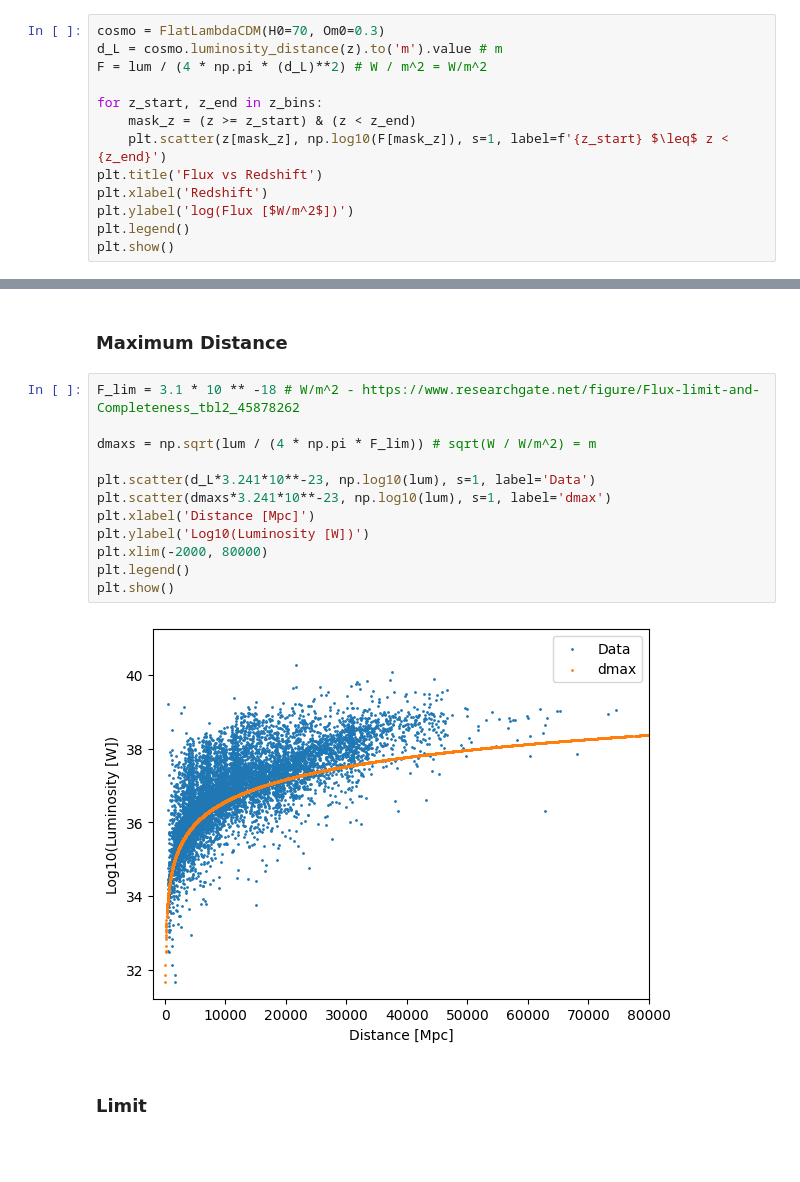
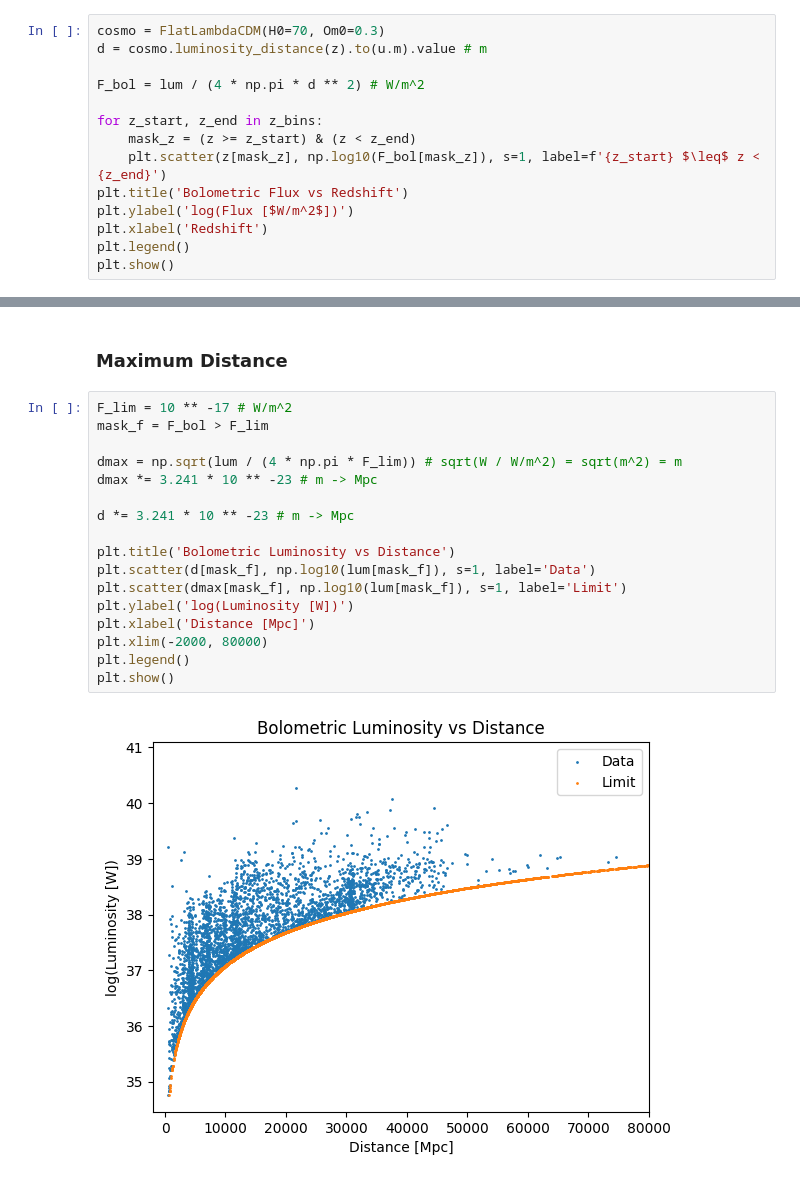
Before and after one commit to daniel-lyon/MPhil-Code, a Jupyter notebook: LUMFUNCS/bolo_testing.ipynb, the cells around one changed output, grey strips where cells are left out. Saved outputs shown, nothing was run; the diff lists cells and outputs as text; blank space fills up the shorter version.

```diff
--- a/LUMFUNCS/bolo_testing.ipynb
+++ b/LUMFUNCS/bolo_testing.ipynb
@@ -33,15 +33,16 @@ plt.show()
 ### Bolometric Flux
 # %%
 cosmo = FlatLambdaCDM(H0=70, Om0=0.3)
-d_L = cosmo.luminosity_distance(z).to('m').value # m
-F = lum / (4 * np.pi * (d_L)**2) # W / m^2 = W/m^2
+d = cosmo.luminosity_distance(z).to(u.m).value # m
+
+F_bol = lum / (4 * np.pi * d ** 2) # W/m^2
 
 for z_start, z_end in z_bins:
     mask_z = (z >= z_start) & (z < z_end)
-    plt.scatter(z[mask_z], np.log10(F[mask_z]), s=1, label=f'{z_start} $\leq$ z < {z_end}')
-plt.title('Flux vs Redshift')
+    plt.scatter(z[mask_z], np.log10(F_bol[mask_z]), s=1, label=f'{z_start} $\leq$ z < {z_end}')
+plt.title('Bolometric Flux vs Redshift')
+plt.ylabel('log(Flux [$W/m^2$])')
 plt.xlabel('Redshift')
-plt.ylabel('log(Flux [$W/m^2$])')
 plt.legend()
 plt.show()
 # %% [output]
@@ -49,18 +50,21 @@ plt.show()
 # %% [markdown]
 ### Maximum Distance
 # %%
-F_lim = 3.1 * 10 ** -18 # W/m^2 - https://www.researchgate.net/figure/Flux-limit-and-Completeness_tbl2_45878262
+F_lim = 10 ** -17 # W/m^2
+mask_f = F_bol > F_lim
 
-dmaxs = np.sqrt(lum / (4 * np.pi * F_lim)) # sqrt(W / W/m^2) = m
+dmax = np.sqrt(lum / (4 * np.pi * F_lim)) # sqrt(W / W/m^2) = sqrt(m^2) = m
+dmax *= 3.241 * 10 ** -23 # m -> Mpc
 
-plt.scatter(d_L*3.241*10**-23, np.log10(lum), s=1, label='Data')
-plt.scatter(dmaxs*3.241*10**-23, np.log10(lum), s=1, label='dmax')
+d *= 3.241 * 10 ** -23 # m -> Mpc
+
+plt.title('Bolometric Luminosity vs Distance')
+plt.scatter(d[mask_f], np.log10(lum[mask_f]), s=1, label='Data')
+plt.scatter(dmax[mask_f], np.log10(lum[mask_f]), s=1, label='Limit')
+plt.ylabel('log(Luminosity [W])')
 plt.xlabel('Distance [Mpc]')
-plt.ylabel('Log10(Luminosity [W])')
 plt.xlim(-2000, 80000)
 plt.legend()
 plt.show()
 # %% [output]
-[figure, old version]
+[figure, new version]
-# %% [markdown]
-### Limit
```
Also changed, not shown: parts of 4 cells of this notebook, 5 other files.
